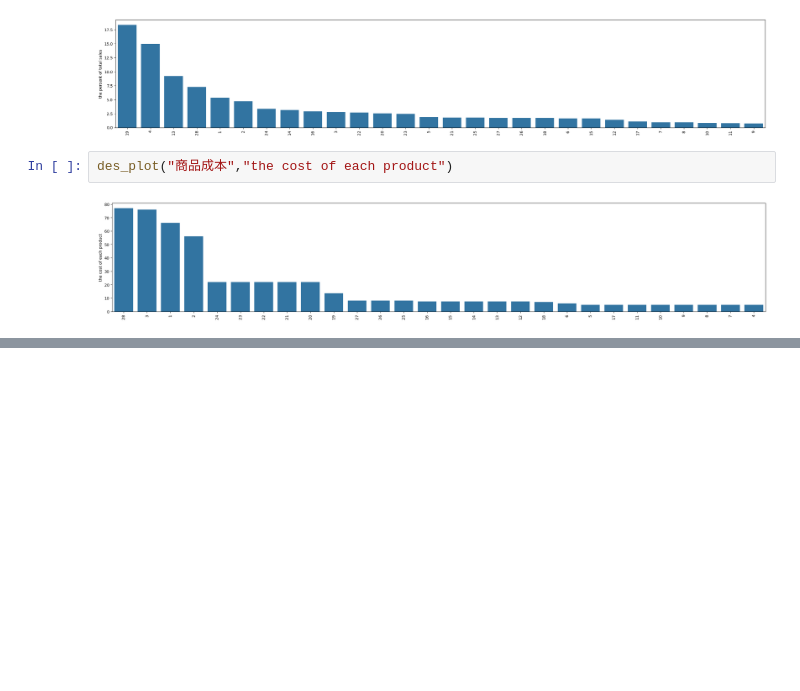
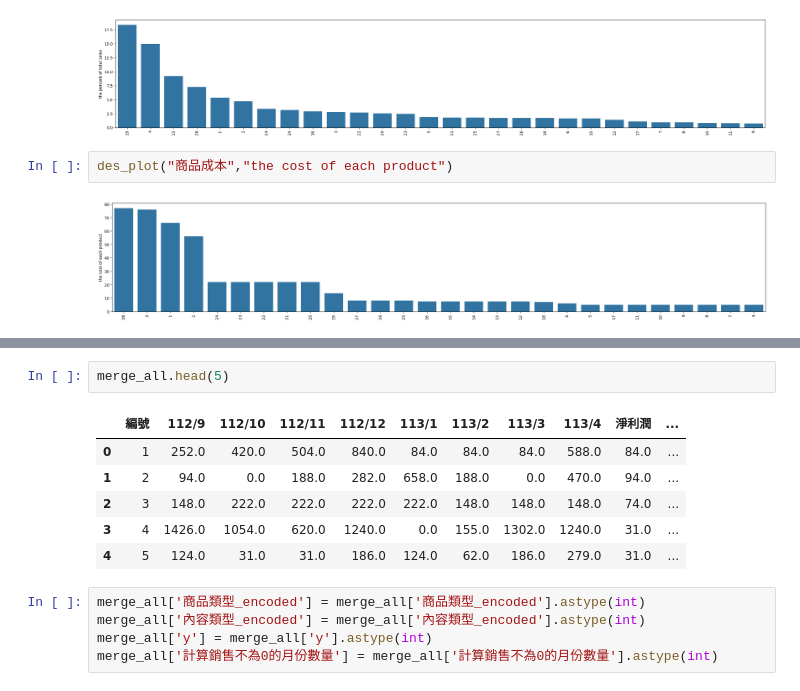
Before and after one commit to junweichen1999/brand_product_sale_analysis, a Jupyter notebook: anal_product.ipynb, the cells around one changed output, grey strips where cells are left out. Cells and saved outputs as stored; diff of their text form; blank space fills up the shorter version.

```diff
--- a/anal_product.ipynb
+++ b/anal_product.ipynb
@@ -431,0 +440,14 @@ des_plot("商品成本","the cost of each product")
+# %%
+merge_all.head(5)
+# %% [output]
+|  | 編號 | 112/9 | 112/10 | 112/11 | 112/12 | 113/1 | 113/2 | 113/3 | 113/4 | 淨利潤 | ... |
+| 0 | 1 | 252.0 | 420.0 | 504.0 | 840.0 | 84.0 | 84.0 | 84.0 | 588.0 | 84.0 | ... |
+| 1 | 2 | 94.0 | 0.0 | 188.0 | 282.0 | 658.0 | 188.0 | 0.0 | 470.0 | 94.0 | ... |
+| 2 | 3 | 148.0 | 222.0 | 222.0 | 222.0 | 222.0 | 148.0 | 148.0 | 148.0 | 74.0 | ... |
+| 3 | 4 | 1426.0 | 1054.0 | 620.0 | 1240.0 | 0.0 | 155.0 | 1302.0 | 1240.0 | 31.0 | ... |
+| 4 | 5 | 124.0 | 31.0 | 31.0 | 186.0 | 124.0 | 62.0 | 186.0 | 279.0 | 31.0 | ... |
+# %%
+merge_all['商品類型_encoded'] = merge_all['商品類型_encoded'].astype(int)
+merge_all['內容類型_encoded'] = merge_all['內容類型_encoded'].astype(int)
+merge_all['y'] = merge_all['y'].astype(int)
+merge_all['計算銷售不為0的月份數量'] = merge_all['計算銷售不為0的月份數量'].astype(int)
```
Also changed, not shown: parts of 13 cells of this notebook.
